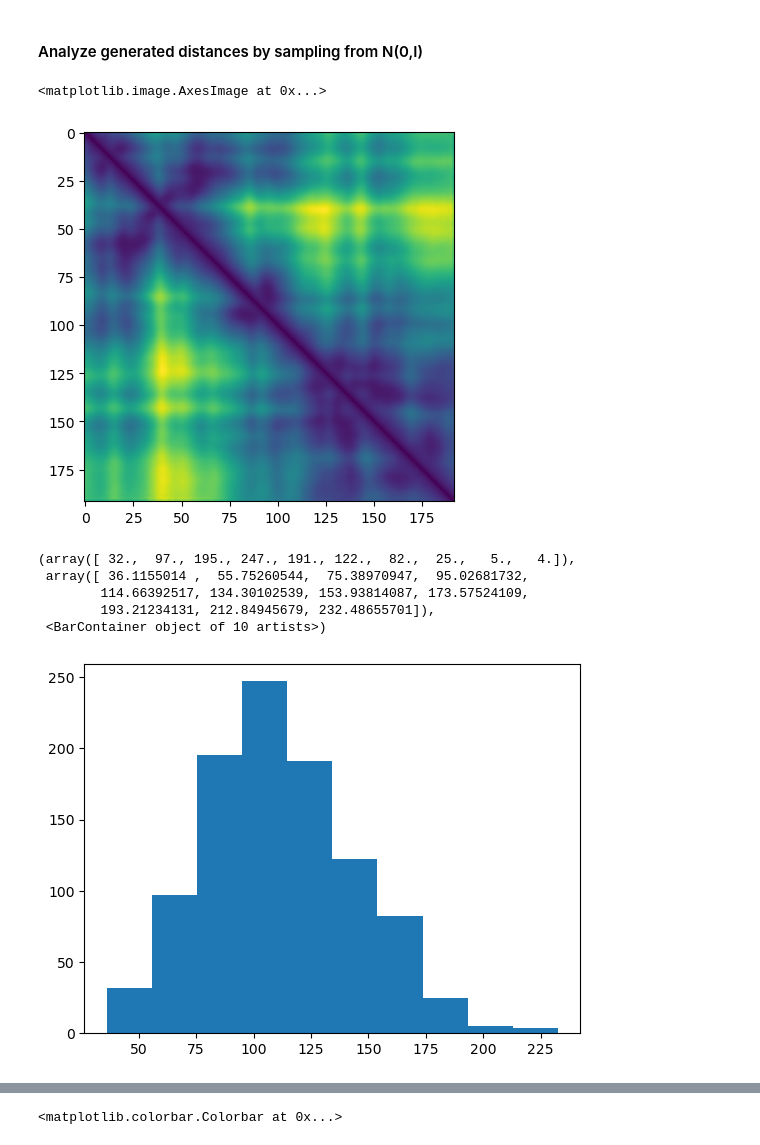
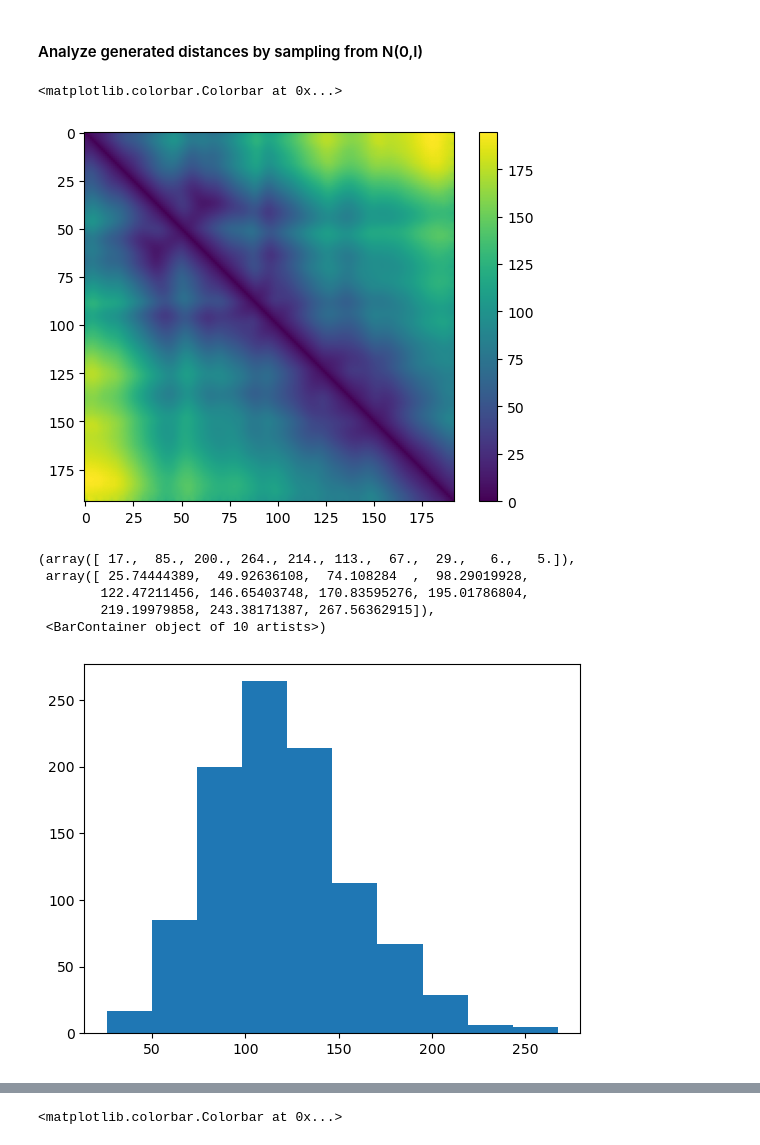
Before and after one commit to idptools/starling, a Jupyter notebook: starling/training/viz_maps.ipynb, the cells around one changed output, grey strips where cells are left out. Cells and saved outputs as stored; diff of their text form; code cells hidden in the pictures.

```diff
--- a/starling/training/viz_maps.ipynb
+++ b/starling/training/viz_maps.ipynb
@@ -308,5 +305,7 @@ sampled_distance_maps = sampled_distance_maps.reshape(1000,1,192,192)
+# %%
+sampled_distance_maps = np.load('generated_distance_maps.npy')
 # %%
-example = 344
+example = 511
 
 sampled_example = sampled_distance_maps[example][0]
 
@@ -315,7 +314,8 @@ sampled_example = upper_triangle + upper_triangle.T
 np.fill_diagonal(sampled_example, 0)
 # %%
 plt.imshow(sampled_example)
+plt.colorbar()
 # %% [output]
-<matplotlib.image.AxesImage at 0x...>
+<matplotlib.colorbar.Colorbar at 0x...>
-[figure, old version]
+[figure, new version]
 # %%
@@ -323,12 +323,12 @@ end_to_end_distance = [distance[0,-1] for distance in sampled_distance_maps[:,0]
 # %%
-plt.hist(end_to_end_distance)
+plt.hist(end_to_end_distance_sampled)
 # %% [output]
-(array([ 32.,  97., 195., 247., 191., 122.,  82.,  25.,   5.,   4.]),
- array([ 36.1155014 ,  55.75260544,  75.38970947,  95.02681732,
-        114.66392517, 134.30102539, 153.93814087, 173.57524109,
-        193.21234131, 212.84945679, 232.48655701]),
+(array([ 17.,  85., 200., 264., 214., 113.,  67.,  29.,   6.,   5.]),
+ array([ 25.74444389,  49.92636108,  74.108284  ,  98.29019928,
+        122.47211456, 146.65403748, 170.83595276, 195.01786804,
+        219.19979858, 243.38171387, 267.56362915]),
  <BarContainer object of 10 artists>)
-[figure, old version]
+[figure, new version]
 # %%
 average_distance_map = np.mean(sampled_distance_maps, axis=0)[0]
 
```
Also changed, not shown: parts of 18 cells of this notebook.
